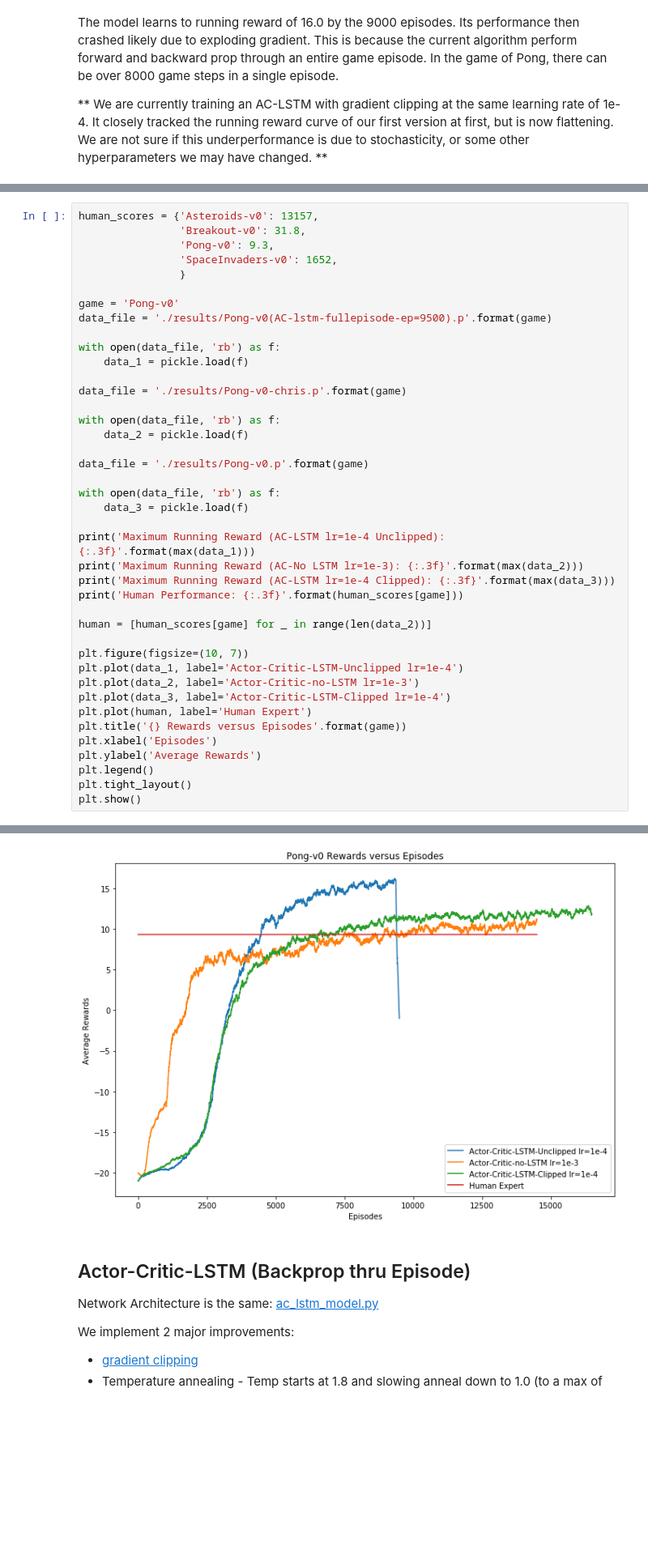
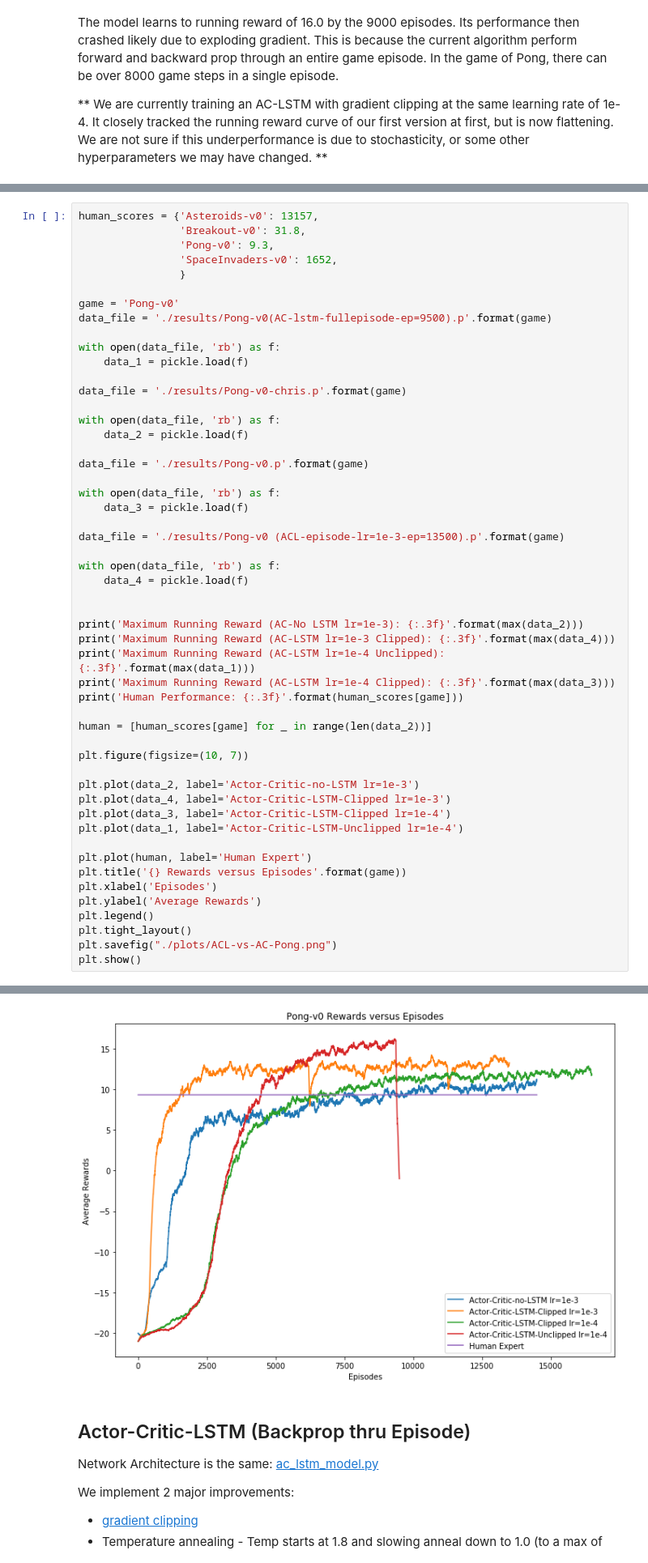
Before and after one commit to LUKELIEM/actor-critic, a Jupyter notebook: AC-LSTM.ipynb, the cells around one changed output, grey strips where cells are left out. Shown at 81% size. Saved outputs shown, nothing was run; the diff lists cells and outputs as text; blank space fills up the shorter version.

Commit message:
Update plots.

```diff
--- a/AC-LSTM.ipynb
+++ b/AC-LSTM.ipynb
@@ -275,22 +275,33 @@ data_file = './results/Pong-v0.p'.format(game)
 with open(data_file, 'rb') as f:
     data_3 = pickle.load(f)
 
+data_file = './results/Pong-v0 (ACL-episode-lr=1e-3-ep=13500).p'.format(game)
+
+with open(data_file, 'rb') as f:
+    data_4 = pickle.load(f)
+
+
+print('Maximum Running Reward (AC-No LSTM lr=1e-3): {:.3f}'.format(max(data_2)))
+print('Maximum Running Reward (AC-LSTM lr=1e-3 Clipped): {:.3f}'.format(max(data_4)))
 print('Maximum Running Reward (AC-LSTM lr=1e-4 Unclipped): {:.3f}'.format(max(data_1)))
-print('Maximum Running Reward (AC-No LSTM lr=1e-3): {:.3f}'.format(max(data_2)))
 print('Maximum Running Reward (AC-LSTM lr=1e-4 Clipped): {:.3f}'.format(max(data_3)))
 print('Human Performance: {:.3f}'.format(human_scores[game]))
 
 human = [human_scores[game] for _ in range(len(data_2))]
 
 plt.figure(figsize=(10, 7))
+
+plt.plot(data_2, label='Actor-Critic-no-LSTM lr=1e-3')
+plt.plot(data_4, label='Actor-Critic-LSTM-Clipped lr=1e-3')
+plt.plot(data_3, label='Actor-Critic-LSTM-Clipped lr=1e-4')
 plt.plot(data_1, label='Actor-Critic-LSTM-Unclipped lr=1e-4')
-plt.plot(data_2, label='Actor-Critic-no-LSTM lr=1e-3')
-plt.plot(data_3, label='Actor-Critic-LSTM-Clipped lr=1e-4')
+
 plt.plot(human, label='Human Expert')
 plt.title('{} Rewards versus Episodes'.format(game))
 plt.xlabel('Episodes')
 plt.ylabel('Average Rewards')
 plt.legend()
 plt.tight_layout()
+plt.savefig("./plots/ACL-vs-AC-Pong.png")
 plt.show()
 # %% [output]
@@ -299,6 +311,6 @@ Maximum Running Reward (AC-No LSTM lr=1e-3): 11.210
 Maximum Running Reward (AC-LSTM lr=1e-4 Clipped): 12.819
 Human Performance: 9.300
-[figure, old version]
+[figure, new version]
 # %% [markdown]
 ## Actor-Critic-LSTM (Backprop thru Episode)
 
```
Also changed, not shown: parts of 3 cells of this notebook, 2 other files.
